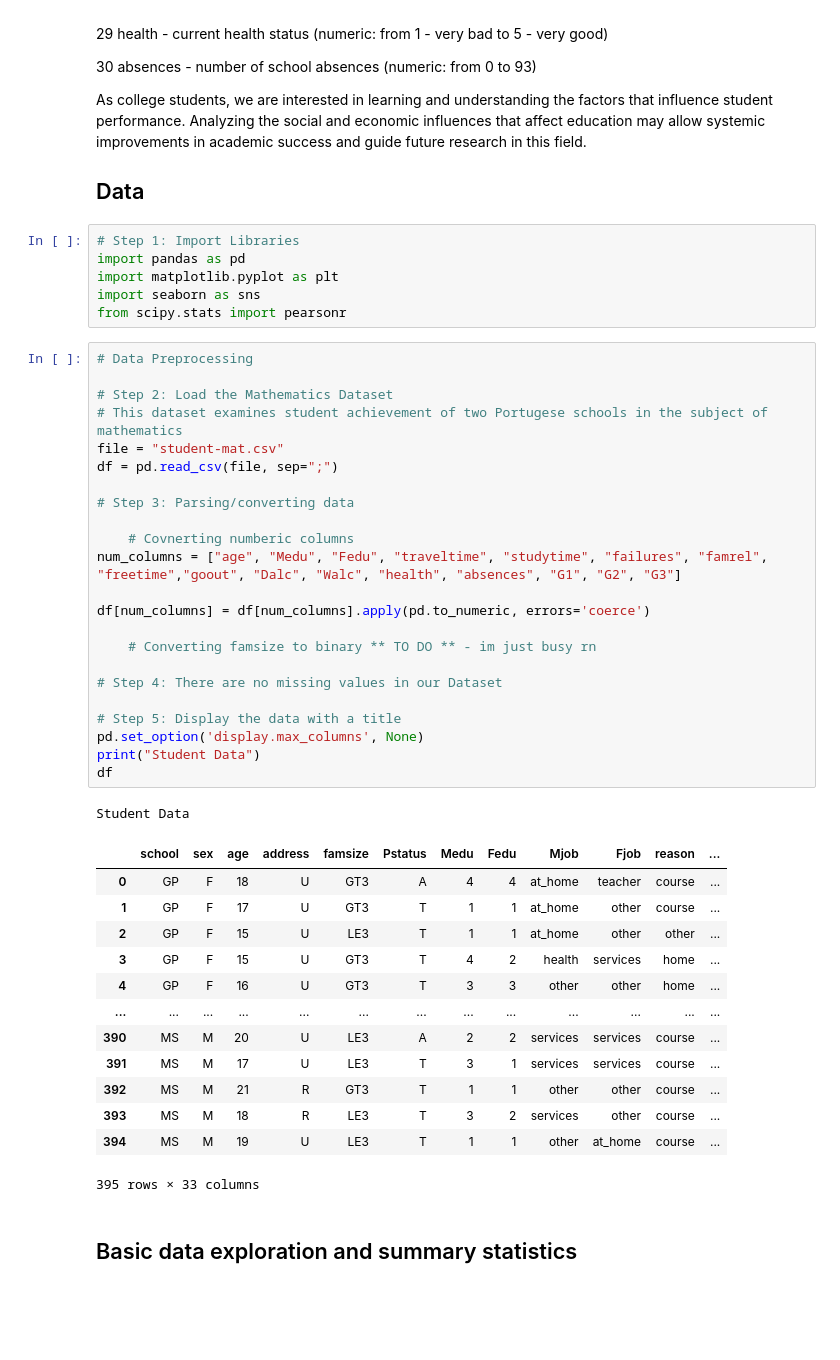
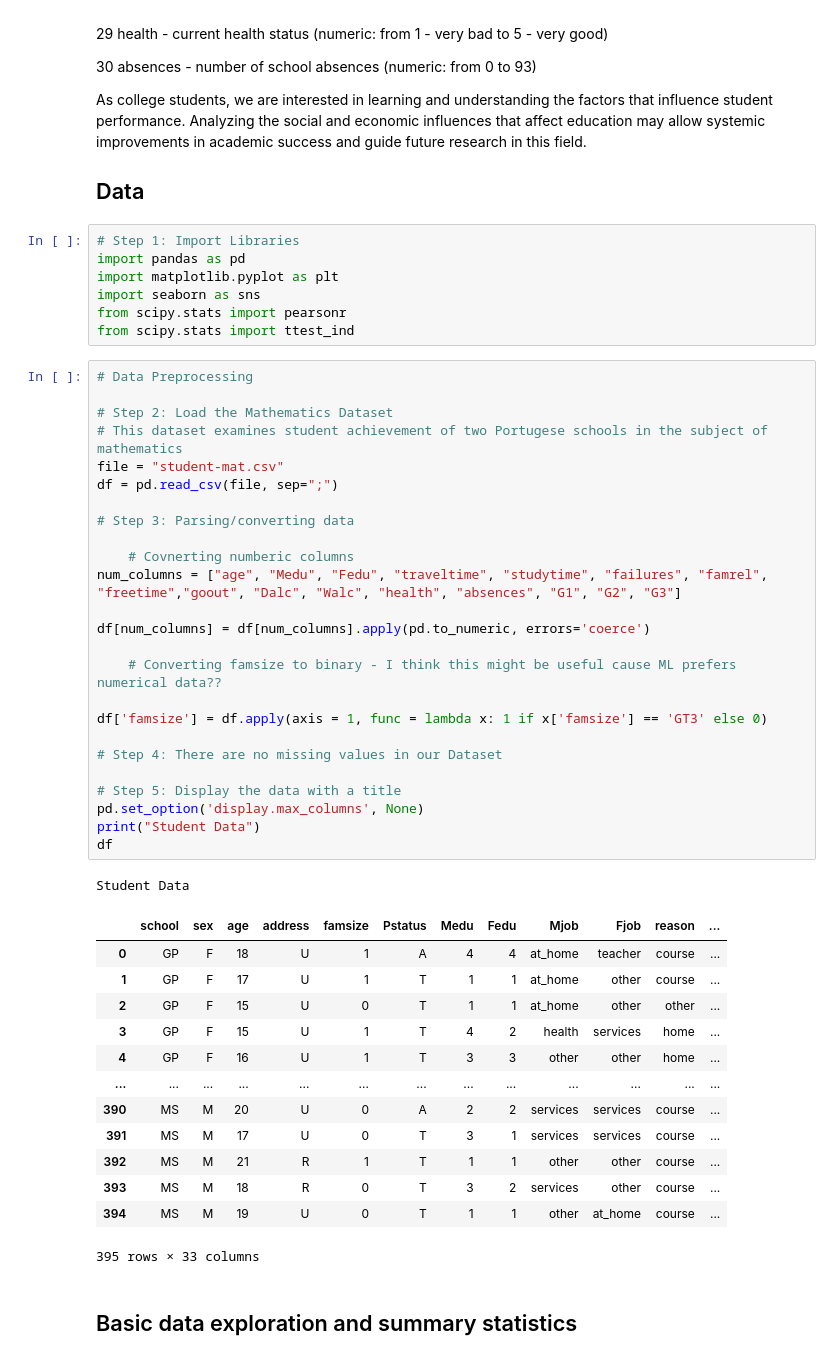
Before and after one commit to KevinTruong13/320_group_project, a Jupyter notebook: Final_Project/Project.ipynb, the cells around one changed output. Cells and saved outputs as stored; diff of their text form; folded sections open; blank space fills up the shorter version.

```diff
--- a/Final_Project/Project.ipynb
+++ b/Final_Project/Project.ipynb
@@ -84,43 +84,46 @@ import pandas as pd
 import matplotlib.pyplot as plt
 import seaborn as sns
 from scipy.stats import pearsonr
+from scipy.stats import ttest_ind
 # %%
 # Data Preprocessing
 
 # Step 2: Load the Mathematics Dataset
 # This dataset examines student achievement of two Portugese schools in the subject of mathematics
 file = "student-mat.csv"
 df = pd.read_csv(file, sep=";")
 
 # Step 3: Parsing/converting data
 
     # Covnerting numberic columns
 num_columns = ["age", "Medu", "Fedu", "traveltime", "studytime", "failures", "famrel", "freetime","goout", "Dalc", "Walc", "health", "absences", "G1", "G2", "G3"]
 
 df[num_columns] = df[num_columns].apply(pd.to_numeric, errors='coerce')
 
-    # Converting famsize to binary ** TO DO ** - im just busy rn
+    # Converting famsize to binary - I think this might be useful cause ML prefers numerical data??
+
+df['famsize'] = df.apply(axis = 1, func = lambda x: 1 if x['famsize'] == 'GT3' else 0)
 
 # Step 4: There are no missing values in our Dataset
 
 # Step 5: Display the data with a title
 pd.set_option('display.max_columns', None)
 print("Student Data")
 df
 # %% [output]
 Student Data
 |  | school | sex | age | address | famsize | Pstatus | Medu | Fedu | Mjob | Fjob | reason | ... |
-| 0 | GP | F | 18 | U | GT3 | A | 4 | 4 | at_home | teacher | course | ... |
-| 1 | GP | F | 17 | U | GT3 | T | 1 | 1 | at_home | other | course | ... |
-| 2 | GP | F | 15 | U | LE3 | T | 1 | 1 | at_home | other | other | ... |
-| 3 | GP | F | 15 | U | GT3 | T | 4 | 2 | health | services | home | ... |
-| 4 | GP | F | 16 | U | GT3 | T | 3 | 3 | other | other | home | ... |
+| 0 | GP | F | 18 | U | 1 | A | 4 | 4 | at_home | teacher | course | ... |
+| 1 | GP | F | 17 | U | 1 | T | 1 | 1 | at_home | other | course | ... |
+| 2 | GP | F | 15 | U | 0 | T | 1 | 1 | at_home | other | other | ... |
+| 3 | GP | F | 15 | U | 1 | T | 4 | 2 | health | services | home | ... |
+| 4 | GP | F | 16 | U | 1 | T | 3 | 3 | other | other | home | ... |
 | ... | ... | ... | ... | ... | ... | ... | ... | ... | ... | ... | ... | ... |
-| 390 | MS | M | 20 | U | LE3 | A | 2 | 2 | services | services | course | ... |
-| 391 | MS | M | 17 | U | LE3 | T | 3 | 1 | services | services | course | ... |
-| 392 | MS | M | 21 | R | GT3 | T | 1 | 1 | other | other | course | ... |
-| 393 | MS | M | 18 | R | LE3 | T | 3 | 2 | services | other | course | ... |
-| 394 | MS | M | 19 | U | LE3 | T | 1 | 1 | other | at_home | course | ... |
+| 390 | MS | M | 20 | U | 0 | A | 2 | 2 | services | services | course | ... |
+| 391 | MS | M | 17 | U | 0 | T | 3 | 1 | services | services | course | ... |
+| 392 | MS | M | 21 | R | 1 | T | 1 | 1 | other | other | course | ... |
+| 393 | MS | M | 18 | R | 0 | T | 3 | 2 | services | other | course | ... |
+| 394 | MS | M | 19 | U | 0 | T | 1 | 1 | other | at_home | course | ... |
 395 rows × 33 columns
 # %% [markdown]
 ## Basic data exploration and summary statistics
```
Also changed, not shown: parts of 4 cells of this notebook.
